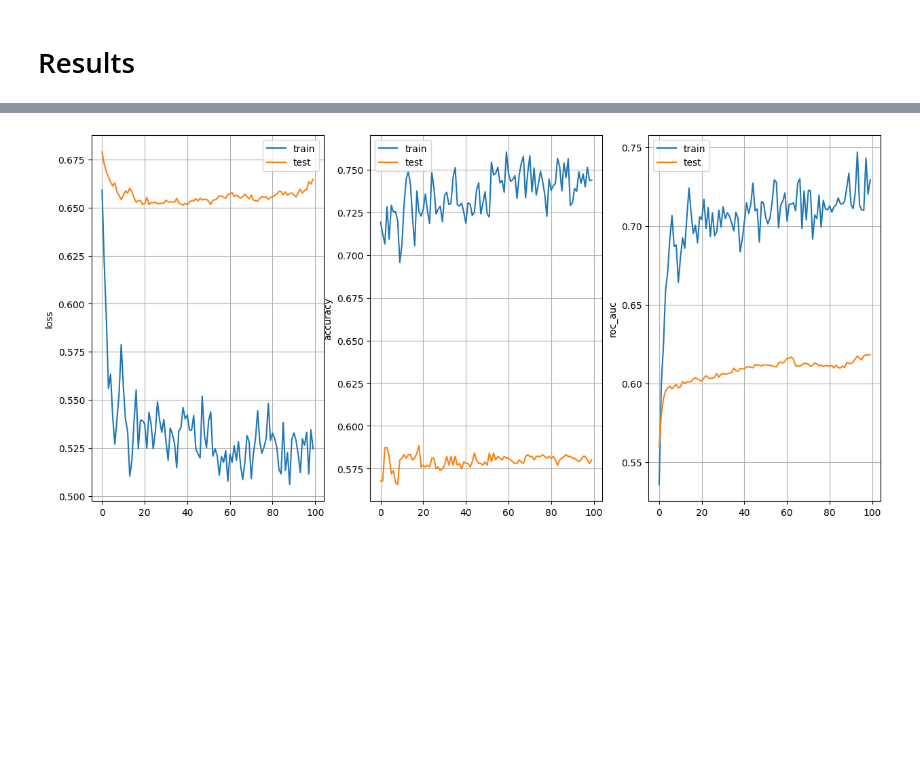
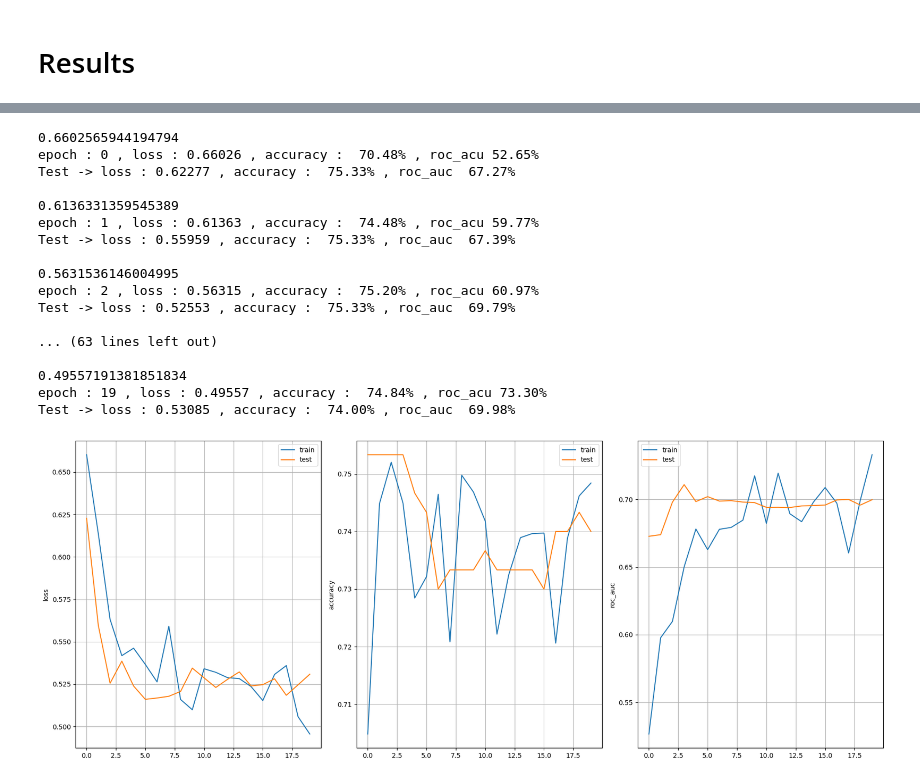
Before and after one commit to MadushanPathirana/msc-research, a Jupyter notebook: adaptive_learning.ipynb, the cells around one changed output, grey strips where cells are left out. Saved outputs shown, nothing was run; the diff lists cells and outputs as text; code cells hidden in the pictures; blank space fills up the shorter version.

```diff
--- a/adaptive_learning.ipynb
+++ b/adaptive_learning.ipynb
@@ -250,20 +259,24 @@ class LSTM(nn.Module):
             input_size=self.input_size ,
             hidden_size=self.hidden_size,
             num_layers=self.num_layers,
-            batch_first=True,
+            batch_first=True,dropout=.2
         )
         self.fc = nn.Linear(hidden_size, 1)
 
 
     def forward(self,x):
-        #print(x.shape)
-        h0 = torch.zeros(self.lstm.num_layers, x.size(0), self.hidden_size).requires_grad_().to(device)
+
+        h0 = torch.zeros(self.lstm.num_layers, x.data.size(0), self.hidden_size).requires_grad_().to(device)
         # Initialize long-term memory
-        c0 = torch.zeros(self.lstm.num_layers, x.size(0), self.hidden_size).requires_grad_().to(device)
+        c0 = torch.zeros(self.lstm.num_layers, x.data.size(0), self.hidden_size).requires_grad_().to(device)
         # Pass all inputs to lstm layer
         out, (hn0, cn0) = self.lstm(x, (h0, c0))
+
+        #unpack padded sequnce
+        unpacked, unpacked_len = torch.nn.utils.rnn.pad_packed_sequence(out,batch_first=True)
+
         #print(out.shape)
-        out = self.sigmoid( self.fc(out))
+        out = self.sigmoid( self.fc(unpacked))
         #out = self.sigmoid( self.fc(hn0))
         return out
 # %% [markdown]
@@ -275,13 +288,23 @@ class Classifer(nn.Module):
     self.num_skills=num_skills
     self.LSTM = LSTM()
     self.gnn = GraphSAGE(self.num_skills)
-
+    self.bn  = nn.BatchNorm1d(block_size)
   def forward(self,skill_grpah ,X ):
     all_skill_embd  = self.gnn(torch.arange(self.num_skills).to(device), skill_grpah.edge_index)
 
     skill_embd = all_skill_embd[torch.where(X[..., 0] == -1000, 0 , X[..., 0]).long()]
-    skill_embd[X[..., 0] == -1000] = 0
-    #print(skill_embd.shape)
-    out =  self.LSTM(skill_embd)
 
+    #skill_embd[X[..., 0] == -1000] = 0
+
+    mask = (X[:,:,0] != -1000).float()
+
+    # Calculating sequence length for each batch
+    sequence_lengths = mask.sum(dim=1).long()
+
+    skill_embd_packed = rnn_utils.pack_padded_sequence(skill_embd, sequence_lengths, batch_first=True, enforce_sorted=False)
+
+
+    #skill_embd = self.bn(skill_embd)
+    #out =  self.LSTM(skill_embd)
+    out = self.LSTM( skill_embd_packed)
     return out
@@ -321,9 +318,9 @@ def init_model(loGraphID,num_skills):
   data_train, data_test = train_test_split(df)
   skill_grpah =  create_graph(df2,loGraphID)
   skill_grpah.to(device)
-  lr = 0.0001
-  wd = 5e-5
-  optimizer=torch.optim.Adam(model.parameters(),lr=lr,weight_decay=wd)
+  lr = 0.0005
+  wd = 1e-12
+  optimizer=torch.optim.Adam(model.parameters(),lr=lr,weight_decay=wd )
 
   return model, data_train , data_test , skill_grpah , optimizer
 # %% [markdown]
@@ -367,7 +364,7 @@ def test(model,data_test,skill_grpah,epoch,optimizer):
     return np.mean(losses) ,accuracy ,roc_auc
 # %%
 def results(train_losses,test_losses,train_accuracy,test_accuracy,train_roc_auc,test_roc_auc):
-  fig,axs=plt.subplots(1,3,figsize=(15,7))
+  fig,axs=plt.subplots(1,3,figsize=(18,7))
   axs[0].plot(train_losses, label = 'train')
   axs[0].plot(test_losses, label = 'test')
   axs[0].set_ylabel('loss')
@@ -448,7 +445,7 @@ def train(epoches):
 # %% [markdown]
 # Results
 # %%
-train(100)
+train(20)
 # %% [output]
 31
 Data(edge_index=[2, 41])
@@ -470 +452,18 @@ Test -> loss : 0.66489 , accuracy :  58.01% , roc_auc  61.84%
+0.6602565944194794
+epoch : 0 , loss : 0.66026 , accuracy :  70.48% , roc_acu 52.65%
+Test -> loss : 0.62277 , accuracy :  75.33% , roc_auc  67.27%
+
+0.6136331359545389
+epoch : 1 , loss : 0.61363 , accuracy :  74.48% , roc_acu 59.77%
+Test -> loss : 0.55959 , accuracy :  75.33% , roc_auc  67.39%
+
+0.5631536146004995
+epoch : 2 , loss : 0.56315 , accuracy :  75.20% , roc_acu 60.97%
+Test -> loss : 0.52553 , accuracy :  75.33% , roc_auc  69.79%
+
+... (63 lines left out)
+
+0.49557191381851834
+epoch : 19 , loss : 0.49557 , accuracy :  74.84% , roc_acu 73.30%
+Test -> loss : 0.53085 , accuracy :  74.00% , roc_auc  69.98%
-[figure, old version]
+[figure, new version]
```
Also changed, not shown: parts of 24 cells of this notebook.
